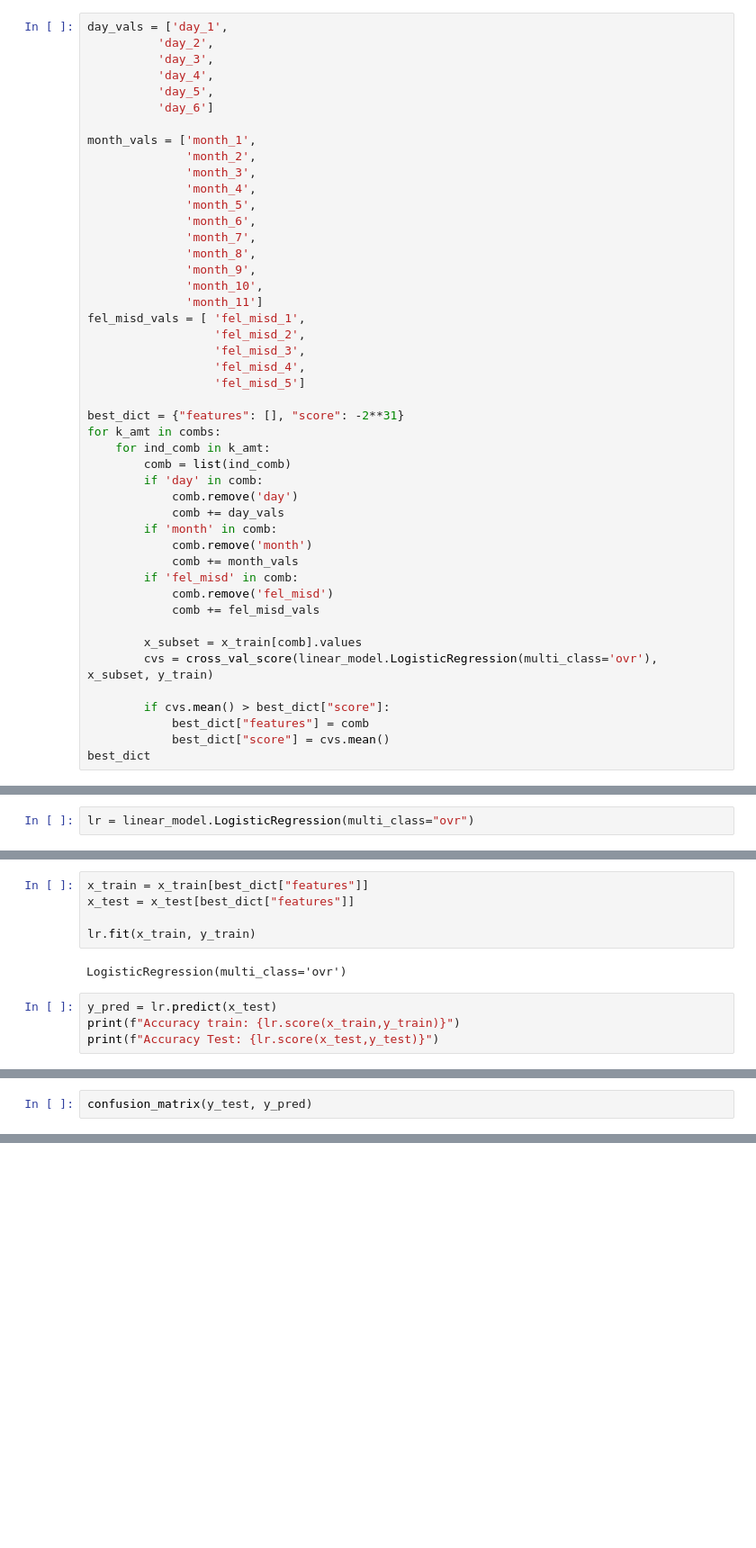
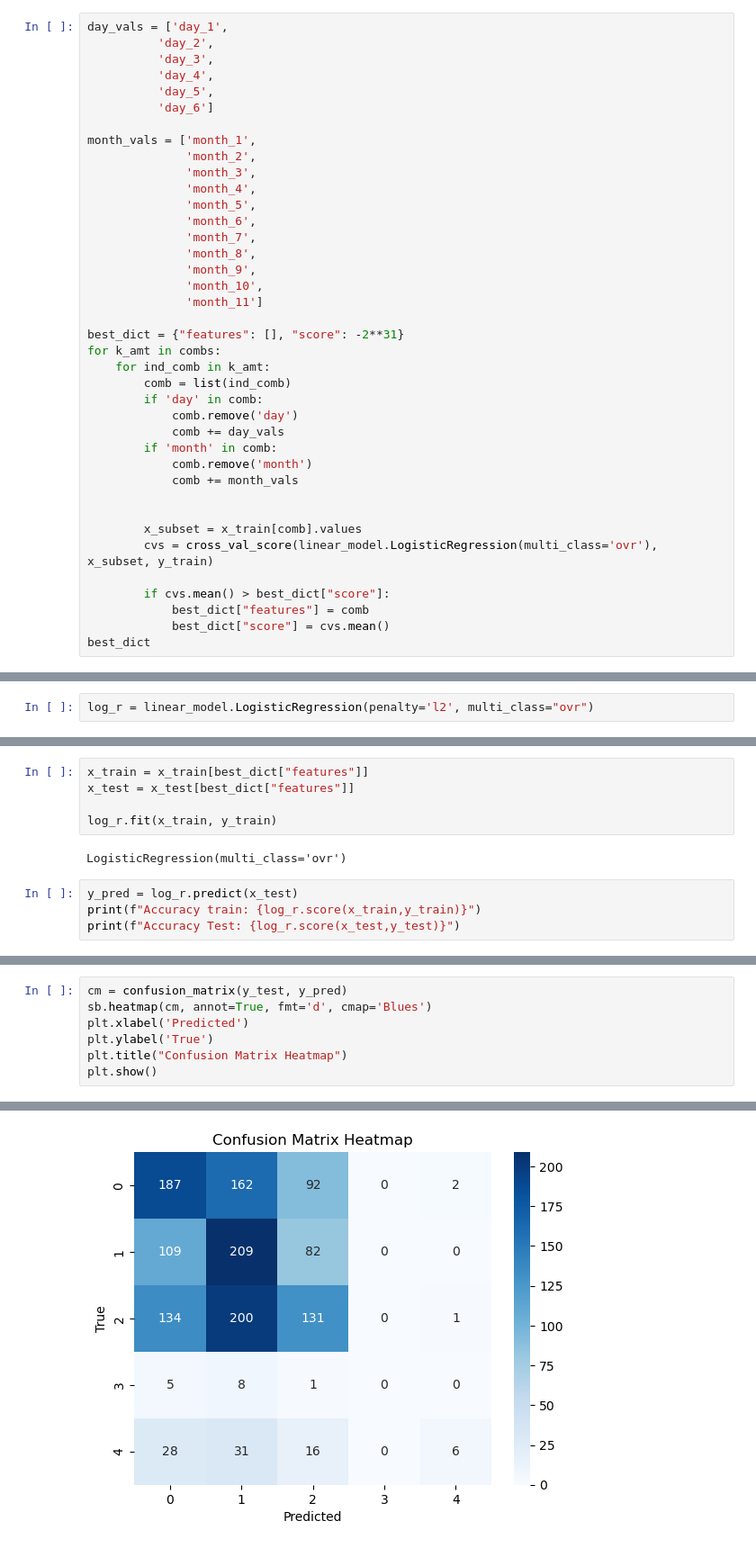
Before and after one commit to notan79/CSC380_Project, a Jupyter notebook: model.ipynb, the cells around one changed output, grey strips where cells are left out. Shown: that part at 90% size. Cells and saved outputs as stored; diff of their text form; blank space fills up the shorter version.

Commit message:
added boxplot file and did the models

```diff
--- a/model.ipynb
+++ b/model.ipynb
@@ -213,11 +216,6 @@ month_vals = ['month_1',
               'month_9',
               'month_10',
               'month_11']
-fel_misd_vals = [ 'fel_misd_1',
-                  'fel_misd_2',
-                  'fel_misd_3',
-                  'fel_misd_4',
-                  'fel_misd_5']
 
 best_dict = {"features": [], "score": -2**31}
 for k_amt in combs:
@@ -229,9 +227,7 @@ for k_amt in combs:
         if 'month' in comb:
             comb.remove('month')
             comb += month_vals
-        if 'fel_misd' in comb:
-            comb.remove('fel_misd')
-            comb += fel_misd_vals
+
 
         x_subset = x_train[comb].values
         cvs = cross_val_score(linear_model.LogisticRegression(multi_class='ovr'), x_subset, y_train)
@@ -254,5 +260,5 @@ best_dict
 # %%
-lr = linear_model.LogisticRegression(multi_class="ovr")
+log_r = linear_model.LogisticRegression(penalty='l2', multi_class="ovr")
 # %%
 best_dict["features"]
 # %% [output]
@@ -269,11 +285,11 @@ best_dict["features"]
 x_train = x_train[best_dict["features"]]
 x_test = x_test[best_dict["features"]]
 
-lr.fit(x_train, y_train)
+log_r.fit(x_train, y_train)
 # %% [output]
 LogisticRegression(multi_class='ovr')
 # %%
-y_pred = lr.predict(x_test)
-print(f"Accuracy train: {lr.score(x_train,y_train)}")
-print(f"Accuracy Test: {lr.score(x_test,y_test)}")
+y_pred = log_r.predict(x_test)
+print(f"Accuracy train: {log_r.score(x_train,y_train)}")
+print(f"Accuracy Test: {log_r.score(x_test,y_test)}")
 # %% [output]
@@ -282,3 +298,8 @@ Accuracy Test: 0.38466536712150745
 # %%
-confusion_matrix(y_test, y_pred)
+cm = confusion_matrix(y_test, y_pred)
+sb.heatmap(cm, annot=True, fmt='d', cmap='Blues')
+plt.xlabel('Predicted')
+plt.ylabel('True')
+plt.title("Confusion Matrix Heatmap")
+plt.show()
 # %% [output]
@@ -289,0 +306 @@ array([[ 69, 121, 252,   0,   0],
+[figure, added]
```
Also changed, not shown: parts of 36 cells of this notebook, 1 other file.
